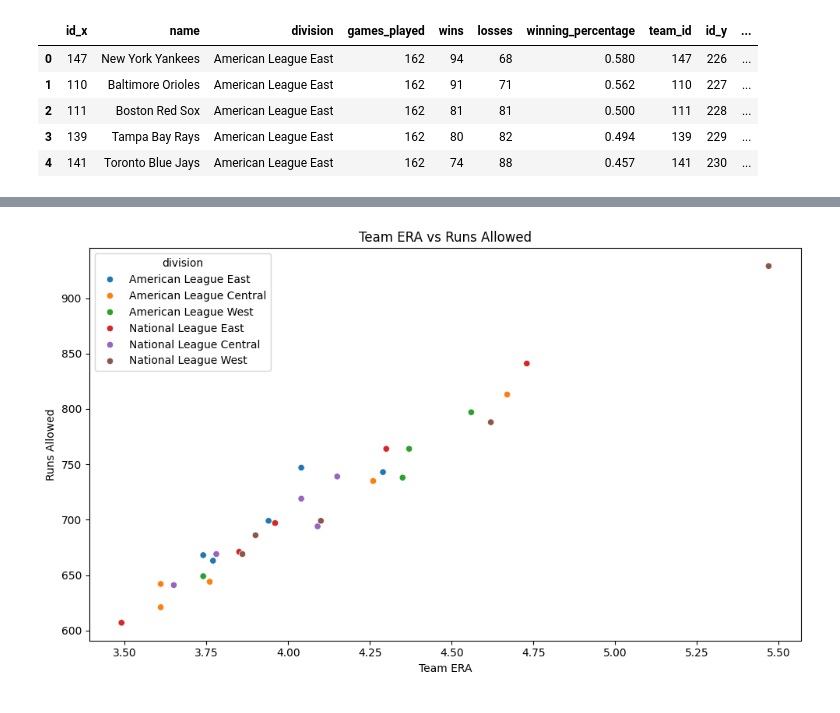
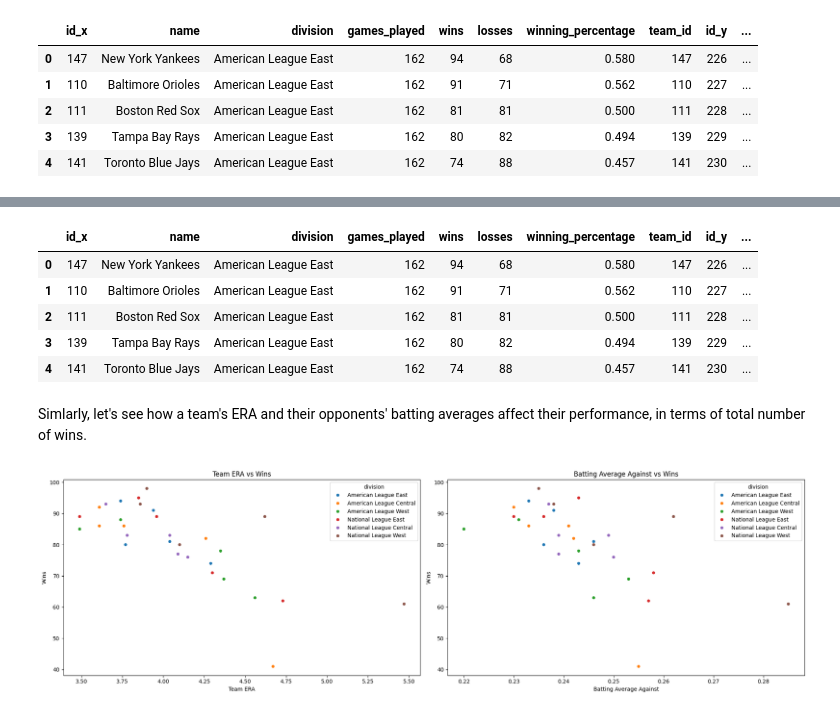
Before and after one commit to jbarkie/betbot, a Jupyter notebook: machine_learning/docs/notebooks/mlb-eda.ipynb, the cells around one changed output, grey strips where cells are left out. Drawn from its saved outputs; the diff is of its cells as text; code cells hidden in the pictures.

```diff
--- a/machine_learning/docs/notebooks/mlb-eda.ipynb
+++ b/machine_learning/docs/notebooks/mlb-eda.ipynb
@@ -72,13 +96,30 @@ plt.show()
 # %%
 recent_defensive_stats = defensive_stats_df.sort_values('date').groupby('team_id').last().reset_index()
 merged_defensive = pd.merge(teams_df, recent_defensive_stats, left_on='id', right_on='team_id')
+merged_defensive.head()
+# %% [output]
+|  | id_x | name | division | games_played | wins | losses | winning_percentage | team_id | id_y | ... |
+| 0 | 147 | New York Yankees | American League East | 162 | 94 | 68 | 0.580 | 147 | 226 | ... |
+| 1 | 110 | Baltimore Orioles | American League East | 162 | 91 | 71 | 0.562 | 110 | 227 | ... |
+| 2 | 111 | Boston Red Sox | American League East | 162 | 81 | 81 | 0.500 | 111 | 228 | ... |
+| 3 | 139 | Tampa Bay Rays | American League East | 162 | 80 | 82 | 0.494 | 139 | 229 | ... |
+| 4 | 141 | Toronto Blue Jays | American League East | 162 | 74 | 88 | 0.457 | 141 | 230 | ... |
-# %%
-plt.figure(figsize=(10, 6))
-sns.scatterplot(data=merged_defensive, x='team_era', y='runs_allowed', hue='division')
-plt.title('Team ERA vs Runs Allowed')
-plt.xlabel('Team ERA')
-plt.ylabel('Runs Allowed')
-plt.tight_layout()
-plt.show()
-# %% [output]
-[figure, removed]
+# %% [markdown]
+Simlarly, let's see how a team's ERA and their opponents' batting averages affect their performance, in terms of total number of wins.
+# %%
+fig, axes = plt.subplots(1, 2, figsize=(20, 6))
+
+sns.scatterplot(data=merged_defensive, x='team_era', y='wins', hue='division', ax=axes[0])
+axes[0].set_title('Team ERA vs Wins')
+axes[0].set_xlabel('Team ERA')
+axes[0].set_ylabel('Wins')
+
+sns.scatterplot(data=merged_defensive, x='avg_against', y='wins', hue='division', ax=axes[1])
+axes[1].set_title('Batting Average Against vs Wins')
+axes[1].set_xlabel('Batting Average Against')
+axes[1].set_ylabel('Wins')
+
+plt.tight_layout()
+plt.show()
+# %% [output]
+[figure, added]
```
Also changed, not shown: parts of 10 cells of this notebook.
